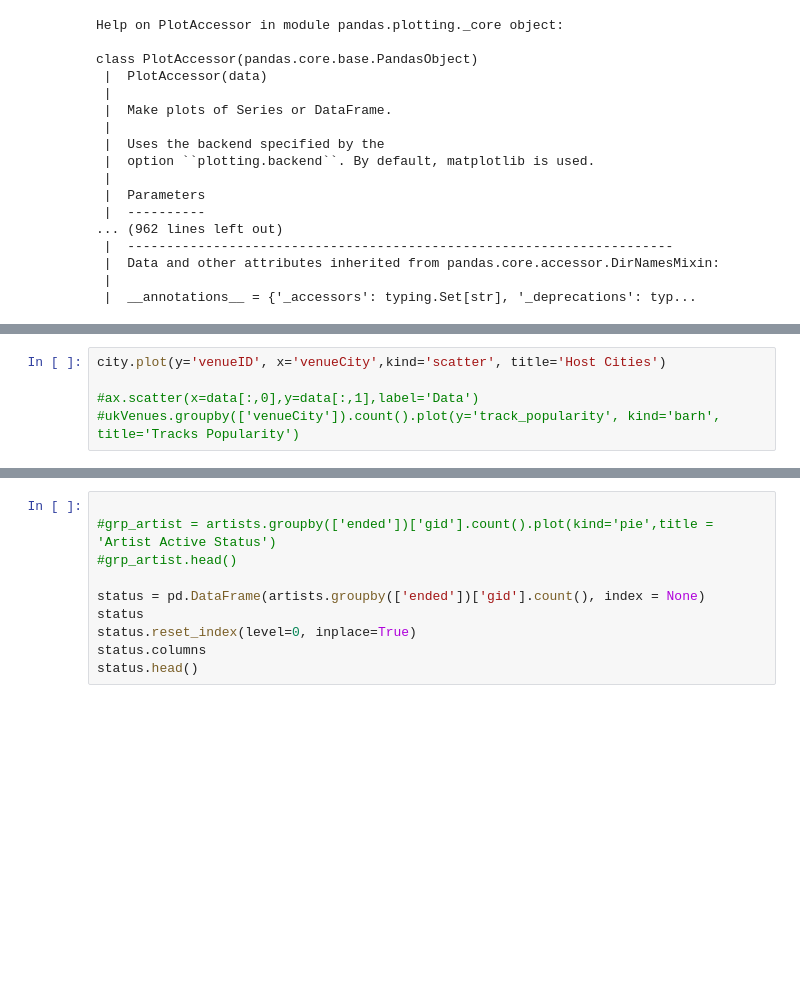
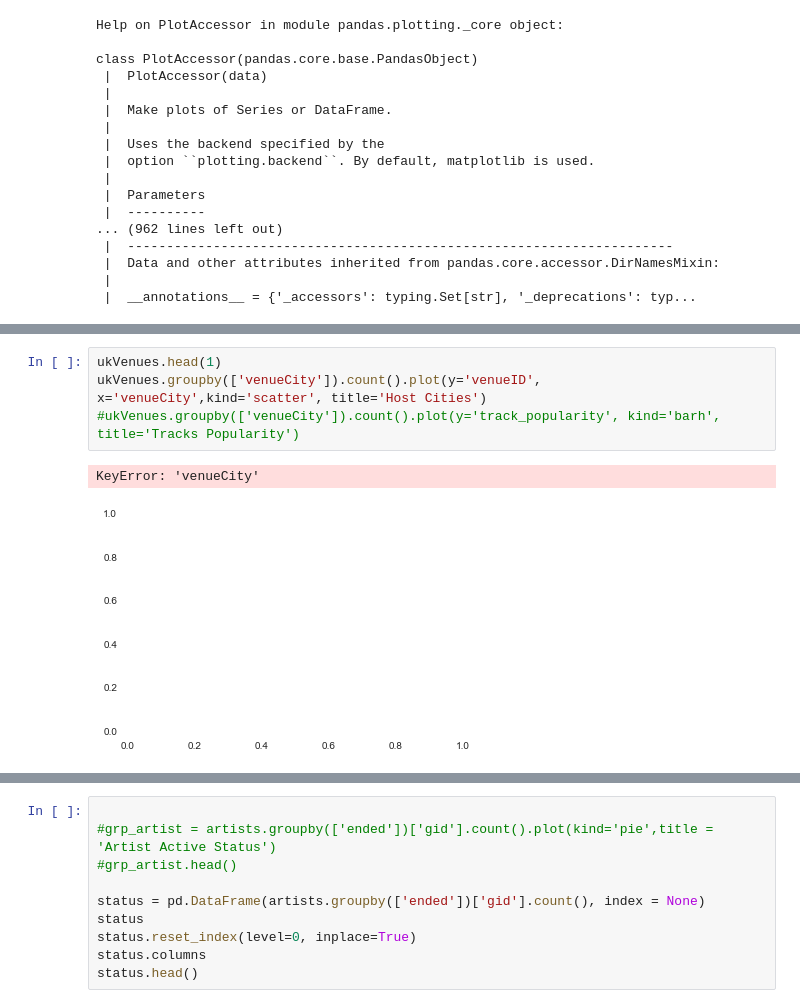
Before and after one commit to mahyarshu/Gigalytics, a Jupyter notebook: source_codes/Spotify/Dataset_Profiling.ipynb, the cells around one changed output, grey strips where cells are left out. Drawn from its saved outputs; the diff is of its cells as text; blank space fills up the shorter version.

```diff
--- a/source_codes/Spotify/Dataset_Profiling.ipynb
+++ b/source_codes/Spotify/Dataset_Profiling.ipynb
@@ -146,5 +133,7 @@ city.head()
 # %%
-city.plot(y='venueID', x='venueCity',kind='scatter', title='Host Cities')
-
-#ax.scatter(x=data[:,0],y=data[:,1],label='Data')
+ukVenues.head(1)
+ukVenues.groupby(['venueCity']).count().plot(y='venueID', x='venueCity',kind='scatter', title='Host Cities')
 #ukVenues.groupby(['venueCity']).count().plot(y='track_popularity', kind='barh', title='Tracks Popularity')
+# %% [output]
+KeyError: 'venueCity'
+[figure, added]
```
Also changed, not shown: parts of 2 cells of this notebook.
